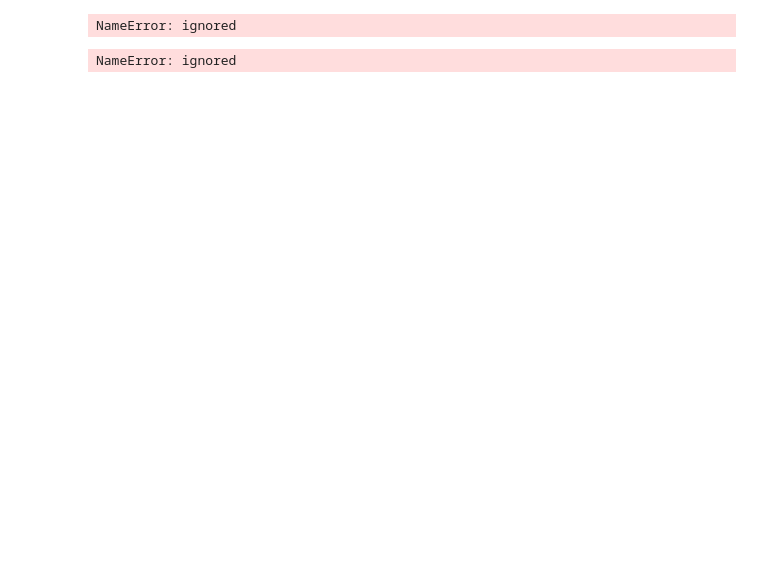
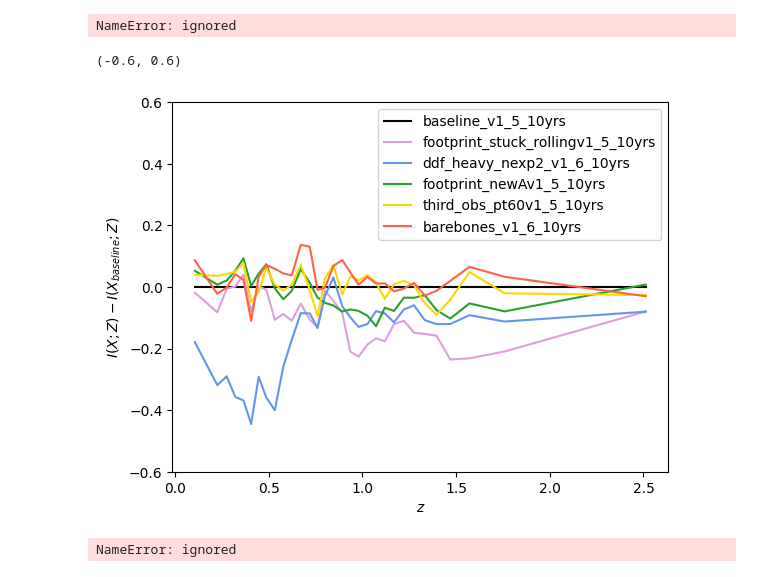
Before and after one commit to bscot/TheLastMetric, a Jupyter notebook: Example_TLM.ipynb, the cells around one changed output. Saved outputs shown, nothing was run; the diff lists cells and outputs as text; code cells hidden in the pictures; blank space fills up the shorter version.

```diff
--- a/Example_TLM.ipynb
+++ b/Example_TLM.ipynb
@@ -541,6 +614,17 @@ plt.xlim(0,3);
 z_cats['baseline_v1.4_10yrs'].to_pandas().dropna()
 # %% [output]
 NameError: ignored
+# %%
+for which_os in available_os:
+  plt.plot(b_centers, mis[which_os] - mis['1_4_y10'], label=os_names[which_os], color=os_colors[which_os])
+plt.legend(loc='upper right')
+plt.xlabel('$z$')
+plt.ylabel('$I(X ; Z) - I(X_{baseline} ; Z)$');
+plt.savefig('figure4.pdf')
+plt.ylim(-0.6,0.6)
+# %% [output]
+(-0.6, 0.6)
+[figure, added]
 # %%
 z_cats['ID']
 # %% [output]
```
Also changed, not shown: parts of 21 cells of this notebook.
